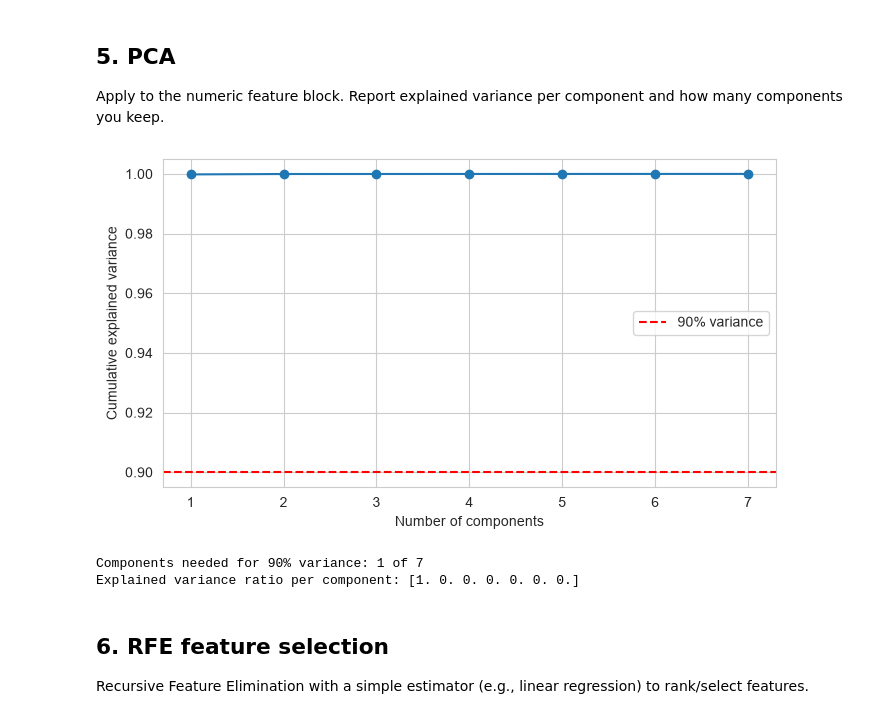
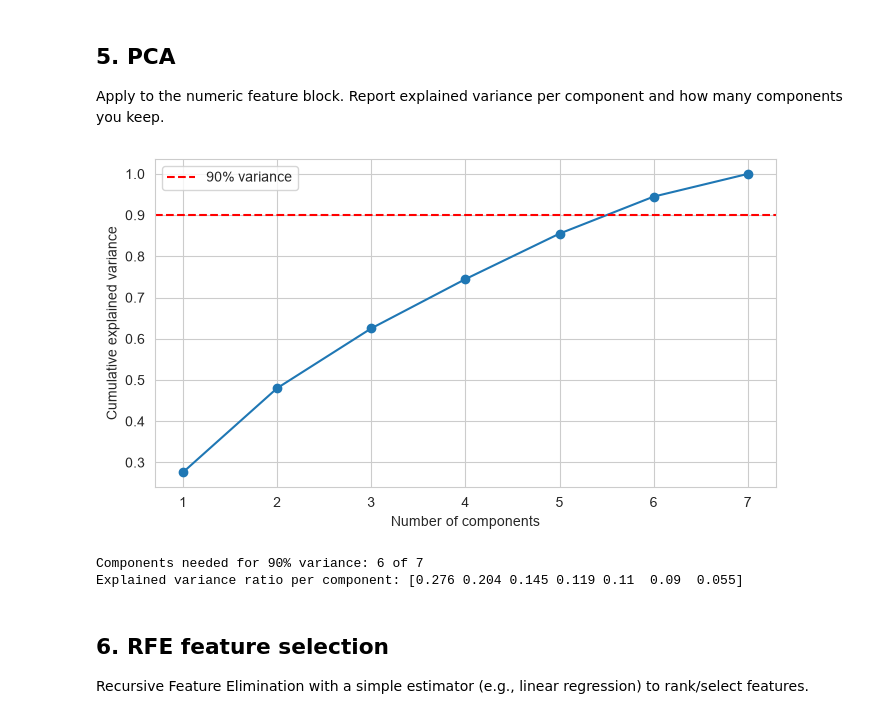
Before and after one commit to NaofelKhan/cse437-AirbnbPricePrediction-22, a Jupyter notebook: notebooks/03_feature_engineering.ipynb, the cells around one changed output. Drawn from its saved outputs; the diff is of its cells as text; code cells hidden in the pictures.

```diff
--- a/notebooks/03_feature_engineering.ipynb
+++ b/notebooks/03_feature_engineering.ipynb
@@ -145,34 +145,41 @@ Apply to the numeric feature block. Report explained variance per component and
 # %%
 # ── 5. PCA — dimensionality reduction on the numeric block ───────
 from sklearn.decomposition import PCA
 
 numeric_block = ['minimum_nights_scaled', 'number_of_reviews_scaled',
                   'reviews_per_month_scaled', 'calculated_host_listings_count_scaled',
                   'availability_365_scaled', 'distance_from_center_km',
                   'days_since_last_review']
 
+# PCA is scale-sensitive. distance_from_center_km (var ~20) and
+# days_since_last_review (var ~150000, raw day counts) are NOT standardized,
+# so on the raw block a single feature dominates and PCA is meaningless.
+# Standardize the whole block first so every feature contributes on equal footing.
+from sklearn.preprocessing import StandardScaler
+numeric_block_scaled = StandardScaler().fit_transform(df_feat[numeric_block])
+
 pca = PCA()
-pca.fit(df_feat[numeric_block])
+pca.fit(numeric_block_scaled)
 
 explained = pca.explained_variance_ratio_
 cumulative = np.cumsum(explained)
 
 fig, ax = plt.subplots(figsize=(7, 4))
 ax.plot(range(1, len(explained) + 1), cumulative, marker='o')
 ax.axhline(0.90, color='red', linestyle='--', label='90% variance')
 ax.set_xlabel('Number of components'); ax.set_ylabel('Cumulative explained variance')
 ax.legend()
 plt.tight_layout()
 plt.savefig('../figures/pca_explained_variance.png', dpi=150)
 plt.show()
 
 n_components_90 = np.argmax(cumulative >= 0.90) + 1
 print(f"Components needed for 90% variance: {n_components_90} of {len(numeric_block)}")
 print("Explained variance ratio per component:", explained.round(3))
 # %% [output]
-[figure, old version]
+[figure, new version]
-Components needed for 90% variance: 1 of 7
-Explained variance ratio per component: [1. 0. 0. 0. 0. 0. 0.]
+Components needed for 90% variance: 6 of 7
+Explained variance ratio per component: [0.276 0.204 0.145 0.119 0.11  0.09  0.055]
 # %% [markdown]
 ## 6. RFE feature selection
 Recursive Feature Elimination with a simple estimator (e.g., linear regression) to rank/select features.
```
Also changed, not shown: parts of 1 cell of this notebook, 17 other files.
